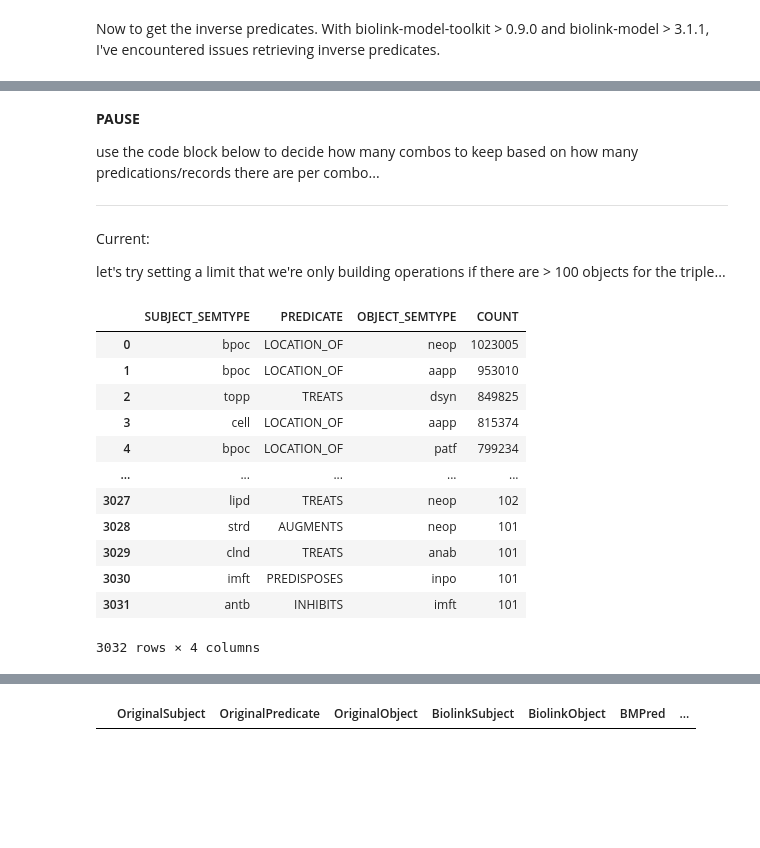
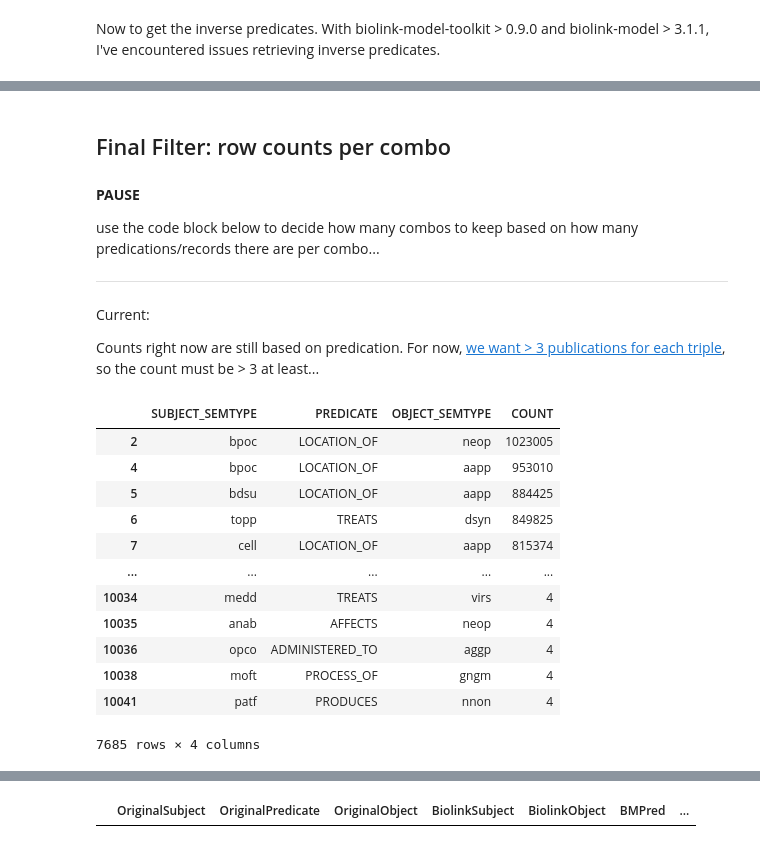
Before and after one commit to NCATS-Tangerine/translator-api-registry, a Jupyter notebook: semmeddb/AutoGen_SEMMEDDB.ipynb, the cells around one changed output, grey strips where cells are left out. Cells and saved outputs as stored; diff of their text form; code cells hidden in the pictures; blank space fills up the shorter version.

```diff
--- a/semmeddb/AutoGen_SEMMEDDB.ipynb
+++ b/semmeddb/AutoGen_SEMMEDDB.ipynb
@@ -952,4 +1044,4 @@ in mapping file but not in data
 # %%
-more_removals = {'METHOD_OF', 'ISA', 'MEASURES', 'USES'}
+more_removals = {'MEASUREMENT_OF', 'METHOD_OF', 'ISA', 'MEASURES'}
 more_removals
 # %% [output]
@@ -1017,0 +1116,5 @@ combos.head(10)
+# %%
+imported_exclusions = pd.read_csv(
+    'https://raw.githubusercontent.com/biolink/biolink-model/master/SEMMEDDB_exclude_list.tsv',
+    sep="\t"
+)
@@ -1017,0 +1191,3 @@ combos.head(10)
+# %%
+imported_exclusions['semmed_predicate'] = ['same_as' if i == 'SAME_AS' else i \
+                                           for i in imported_exclusions['semmed_predicate']]
@@ -1017,0 +1235,13 @@ combos.head(10)
+# %%
+for row in imported_exclusions.itertuples(index=False):
+    if row.exclusion_type == 'semantic type exclusion':
+        if isinstance(row.semmed_subject_code, str):  ## exclusion is in the subject
+            combos = combos[ ~ (combos['SUBJECT_SEMTYPE'] == row.semmed_subject_code)]
+        else:  ## exclusion should be in object
+            combos = combos[ ~ (combos['OBJECT_SEMTYPE'] == row.semmed_object_code)]
+    elif row.exclusion_type == 'Domain exclusion':
+        combos = combos[~ ( (combos['SUBJECT_SEMTYPE'] == row.semmed_subject_code ) &
+                            (combos['PREDICATE'] == row.semmed_predicate ))]
+    elif row.exclusion_type == 'Range exclusion':
+        combos = combos[~ ( (combos['OBJECT_SEMTYPE'] == row.semmed_object_code ) &
+                            (combos['PREDICATE'] == row.semmed_predicate ))]
@@ -1018,3 +1264,5 @@ combos.head(10)
+# %% [markdown]
+## Final Filter: row counts per combo
 # %% [markdown]
 **PAUSE**
 
@@ -1024,20 +1272,20 @@ use the code block below to decide how many combos to keep based on how many pre
 
 Current:
 
-let's try setting a limit that we're only building operations if there are > 100 objects for the triple...
+Counts right now are still based on predication. For now, [we want > 3 publications for each triple](https://github.com/NCATSTranslator/Feedback/issues/100#issuecomment-1632806388), so the count must be > 3 at least...
 # %%
-combos[(combos['COUNT'] > 100)]
+combos[(combos['COUNT'] > 3)]
 # %% [output]
 |  | SUBJECT_SEMTYPE | PREDICATE | OBJECT_SEMTYPE | COUNT |
-| 0 | bpoc | LOCATION_OF | neop | 1023005 |
-| 1 | bpoc | LOCATION_OF | aapp | 953010 |
-| 2 | topp | TREATS | dsyn | 849825 |
-| 3 | cell | LOCATION_OF | aapp | 815374 |
-| 4 | bpoc | LOCATION_OF | patf | 799234 |
+| 2 | bpoc | LOCATION_OF | neop | 1023005 |
+| 4 | bpoc | LOCATION_OF | aapp | 953010 |
+| 5 | bdsu | LOCATION_OF | aapp | 884425 |
+| 6 | topp | TREATS | dsyn | 849825 |
+| 7 | cell | LOCATION_OF | aapp | 815374 |
 | ... | ... | ... | ... | ... |
-| 3027 | lipd | TREATS | neop | 102 |
-| 3028 | strd | AUGMENTS | neop | 101 |
-| 3029 | clnd | TREATS | anab | 101 |
-| 3030 | imft | PREDISPOSES | inpo | 101 |
-| 3031 | antb | INHIBITS | imft | 101 |
+| 10034 | medd | TREATS | virs | 4 |
+| 10035 | anab | AFFECTS | neop | 4 |
+| 10036 | opco | ADMINISTERED_TO | aggp | 4 |
+| 10038 | moft | PROCESS_OF | gngm | 4 |
+| 10041 | patf | PRODUCES | nnon | 4 |
-3032 rows × 4 columns
+7685 rows × 4 columns
```
Also changed, not shown: parts of 76 cells of this notebook, 4 other files.
